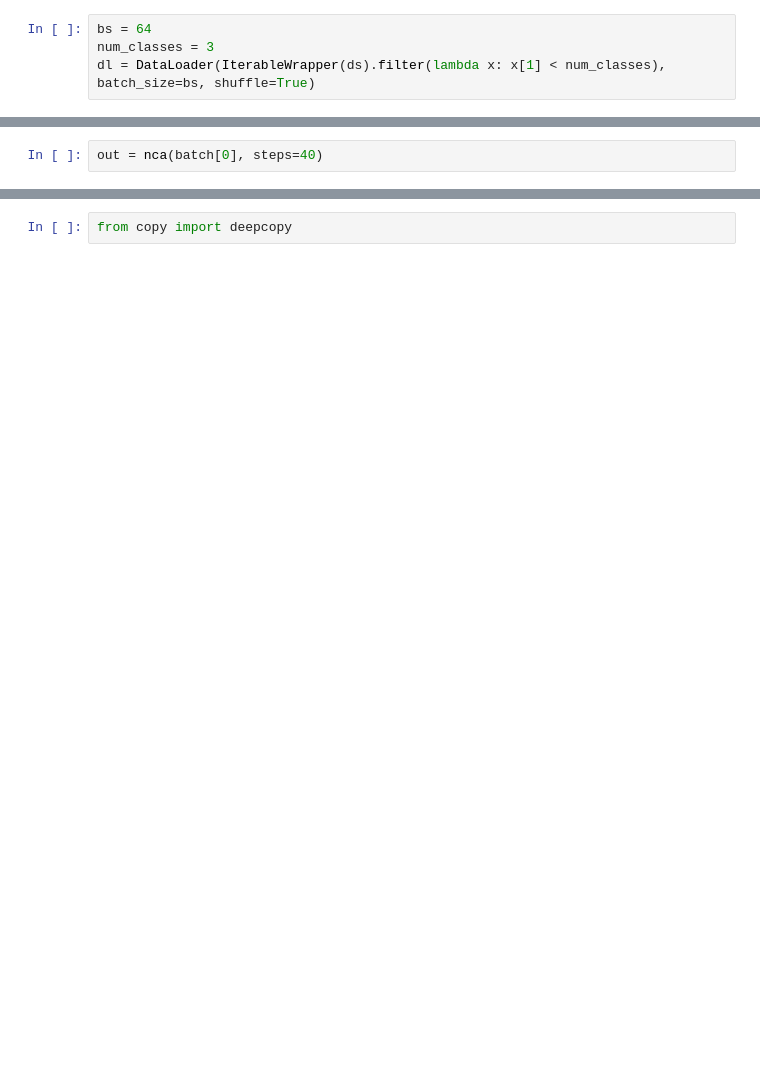
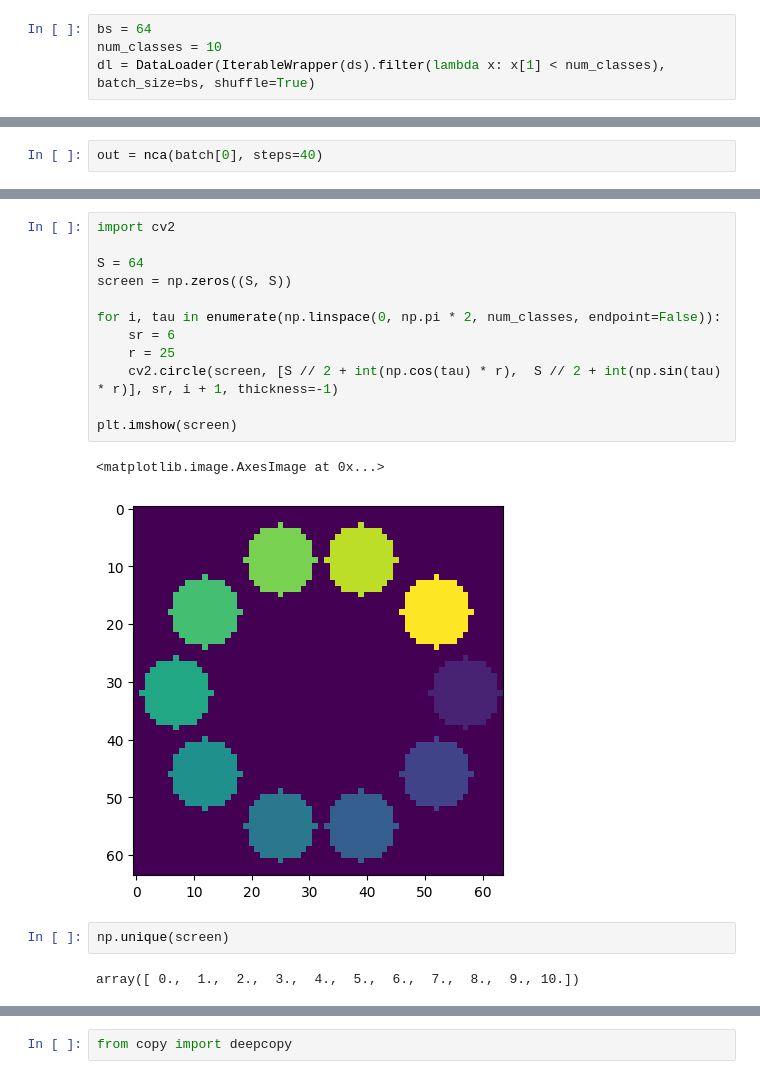
Before and after one commit to ichko/nca, a Jupyter notebook: notebooks/06.nca-classifier.ipynb, the cells around one changed output, grey strips where cells are left out. Saved outputs shown, nothing was run; the diff lists cells and outputs as text; blank space fills up the shorter version.

```diff
--- a/notebooks/06.nca-classifier.ipynb
+++ b/notebooks/06.nca-classifier.ipynb
@@ -109,7 +128,7 @@ from torchdata.datapipes.iter import IterableWrapper
 ds = MNIST(root="./.data", download=True, transform=ToTensor())
 # %%
 bs = 64
-num_classes = 3
+num_classes = 10
 dl = DataLoader(IterableWrapper(ds).filter(lambda x: x[1] < num_classes), batch_size=bs, shuffle=True)
 # %%
 batch = next(iter(dl))
@@ -145,0 +160,19 @@ make_gif(out[1,:,0], size=(64 * 5, 32 * 5))
+# %%
+import cv2
+
+S = 64
+screen = np.zeros((S, S))
+
+for i, tau in enumerate(np.linspace(0, np.pi * 2, num_classes, endpoint=False)):
+    sr = 6
+    r = 25
+    cv2.circle(screen, [S // 2 + int(np.cos(tau) * r),  S // 2 + int(np.sin(tau) * r)], sr, i + 1, thickness=-1)
+
+plt.imshow(screen)
+# %% [output]
+<matplotlib.image.AxesImage at 0x...>
+[figure, added]
+# %%
+np.unique(screen)
+# %% [output]
+array([ 0.,  1.,  2.,  3.,  4.,  5.,  6.,  7.,  8.,  9., 10.])
```
Also changed, not shown: parts of 35 cells of this notebook, 4 other files.
